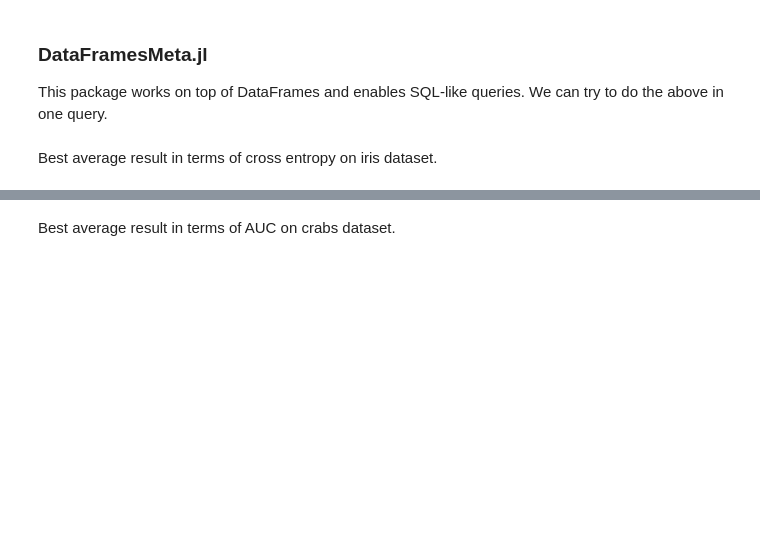
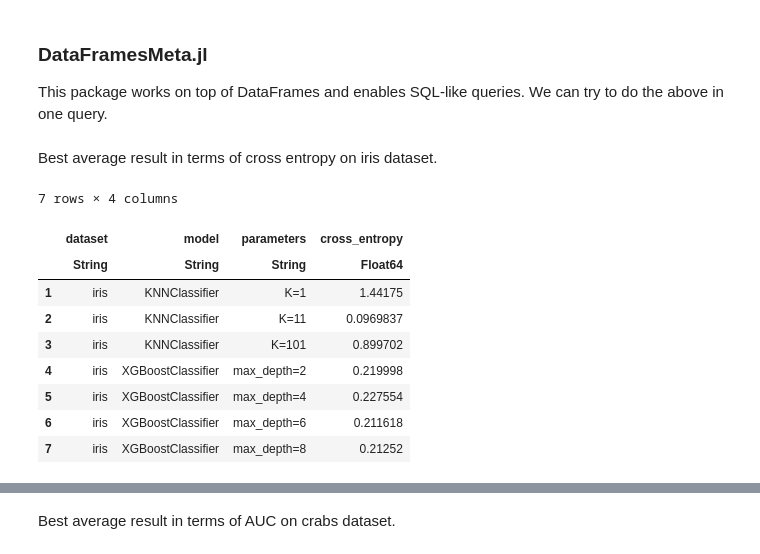
Before and after one commit to aicenter/JuliaFudge, a Jupyter notebook: notebooks/dataframes_and_experiments.ipynb, the cells around one changed output, grey strips where cells are left out. Cells and saved outputs as stored; diff of their text form; code cells hidden in the pictures; blank space fills up the shorter version.

```diff
--- a/notebooks/dataframes_and_experiments.ipynb
+++ b/notebooks/dataframes_and_experiments.ipynb
@@ -140,6 +611,21 @@ This package works on top of DataFrames and enables SQL-like queries. We can try
 using DataFramesMeta
 # %% [markdown]
 Best average result in terms of cross entropy on iris dataset.
+# %%
+@linq resdf |>
+    where(.!ismissing.(:cross_entropy), :dataset.=="iris") |>
+    by([:dataset, :model, :parameters], cross_entropy=mean(:cross_entropy))
+# %% [output]
+7 rows × 4 columns
+|  | dataset | model | parameters | cross_entropy |
+|  | String | String | String | Float64 |
+| 1 | iris | KNNClassifier | K=1 | 1.44175 |
+| 2 | iris | KNNClassifier | K=11 | 0.0969837 |
+| 3 | iris | KNNClassifier | K=101 | 0.899702 |
+| 4 | iris | XGBoostClassifier | max_depth=2 | 0.219998 |
+| 5 | iris | XGBoostClassifier | max_depth=4 | 0.227554 |
+| 6 | iris | XGBoostClassifier | max_depth=6 | 0.211618 |
+| 7 | iris | XGBoostClassifier | max_depth=8 | 0.21252 |
 # %%
 @linq resdf |>
     where(.!ismissing.(:cross_entropy), :dataset.=="iris") |>
```
Also changed, not shown: parts of 55 cells of this notebook, 1 other file.
